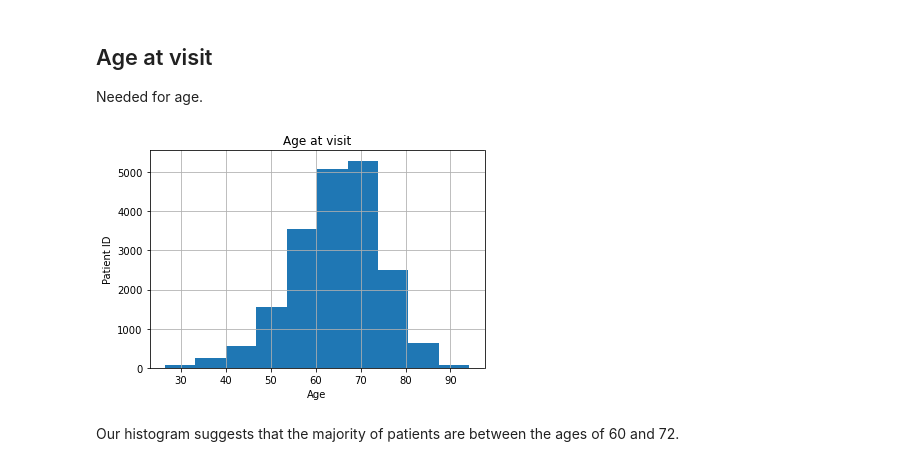
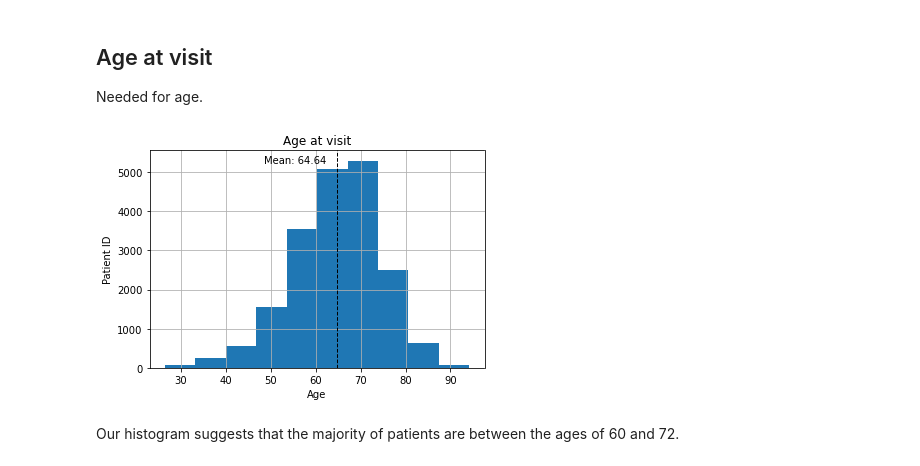
Before and after one commit to LivingPark-MRI/shu-etal, a Jupyter notebook: shu-etal.ipynb, the cells around one changed output. Saved outputs shown, nothing was run; the diff lists cells and outputs as text; code cells hidden in the pictures.

```diff
--- a/shu-etal.ipynb
+++ b/shu-etal.ipynb
@@ -146,20 +126,23 @@ Needed for age.
 # %%
 import matplotlib.pyplot as plt
 
 # Load PPMI age data
 df_age = pd.read_csv(
     os.path.join(utils.study_files_dir, 'Age_at_visit.csv')
 )
 
 # Show histogram
 df_age['AGE_AT_VISIT'].hist()
 
 # Histogram settings
 plt.title('Age at visit')
 plt.xlabel('Age')
 plt.ylabel('Patient ID');
+plt.axvline(df_age['AGE_AT_VISIT'].mean(), color='k', linestyle='dashed', linewidth=1);
+min_ylim, max_ylim = plt.ylim()
+plt.text(df_age['AGE_AT_VISIT'].mean()*0.75, max_ylim*0.94, 'Mean: {:.2f}'.format(df_age['AGE_AT_VISIT'].mean()));
 # %% [output]
-[figure, old version]
+[figure, new version]
 # %% [markdown]
 Our histogram suggests that the majority of patients are between the ages of 60 and 72.
 # %% [markdown]
```
Also changed, not shown: parts of 45 cells of this notebook, 4 other files.
